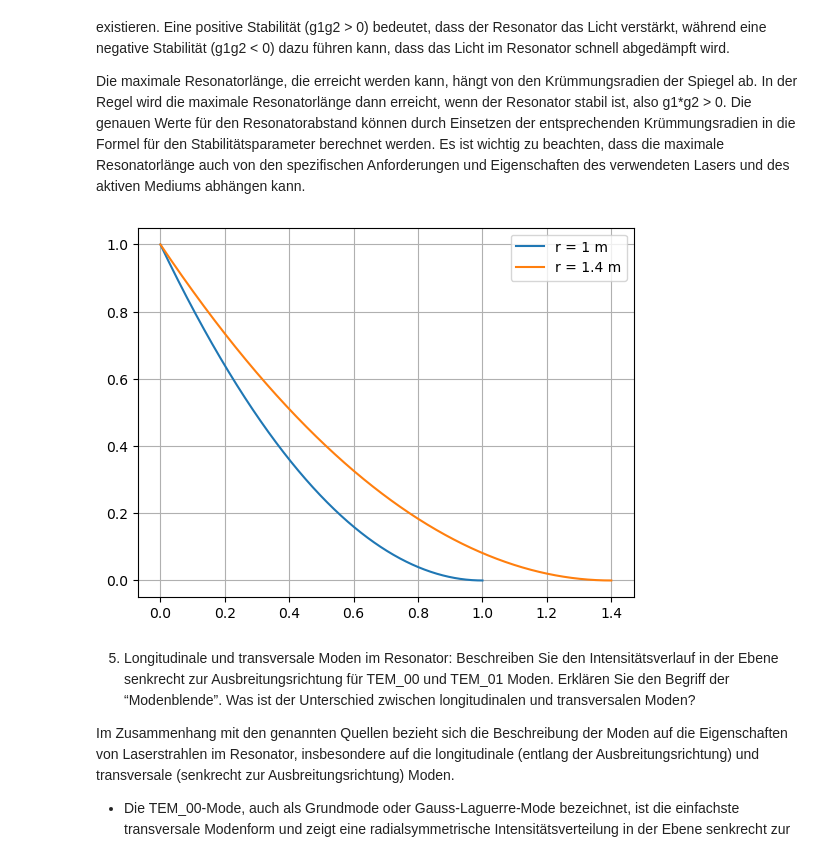
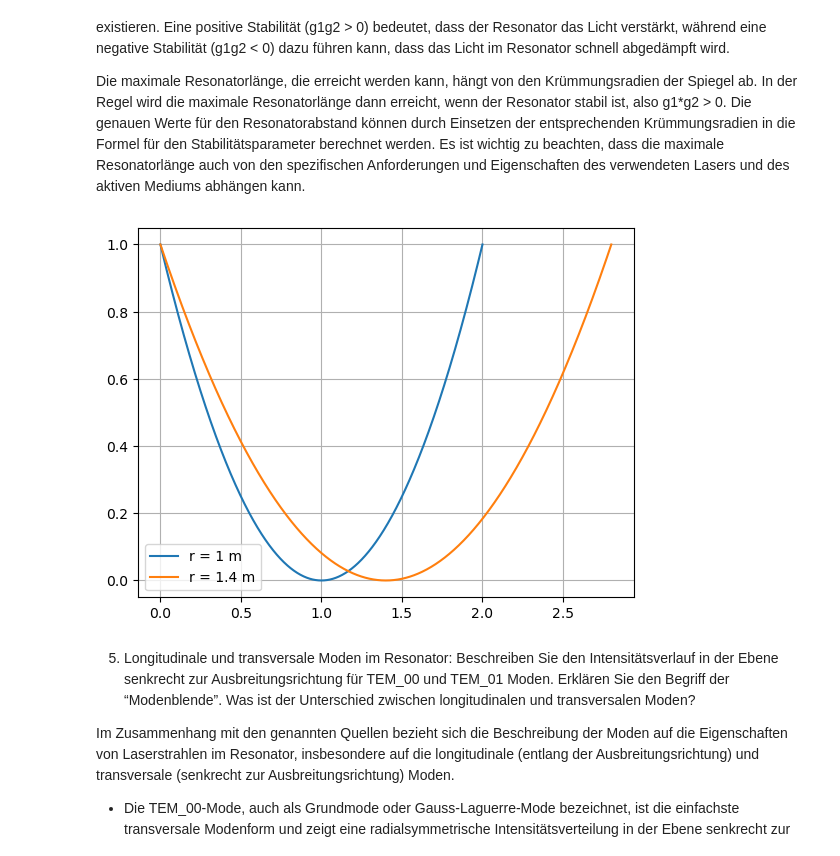
Before and after one commit to waerther/fortgeschrittenenpraktikum, a Jupyter notebook: v61/content/Vorbereitungsaufgaben_v61.ipynb, the cells around one changed output. Saved outputs shown, nothing was run; the diff lists cells and outputs as text; code cells hidden in the pictures.

```diff
--- a/v61/content/Vorbereitungsaufgaben_v61.ipynb
+++ b/v61/content/Vorbereitungsaufgaben_v61.ipynb
@@ -56,19 +56,19 @@ Die maximale Resonatorlänge, die erreicht werden kann, hängt von den Krümmung
 # %%
 def f(L,r):
     return 1 - L / r
 
 r_1 = 1     # meter
 r_2 = 1.4   # meter
-L_1 = np.linspace(0,1,1000)
-L_2 = np.linspace(0,1.4,1000)
+L_1 = np.linspace(0,2 * 1,1000)
+L_2 = np.linspace(0,2 * 1.4,1000)
 
 plt.plot(L_1, f(L_1,r_1) * f(L_1,r_1), label='r = 1 m')
 plt.plot(L_2, f(L_2,r_2) * f(L_2,r_2), label='r = 1.4 m')
 plt.grid(':')                          # grid style
 plt.legend(loc='best')
 plt.show()
 # %% [output]
-[figure, old version]
+[figure, new version]
 # %% [markdown]
 5. Longitudinale und transversale Moden im Resonator: Beschreiben Sie den Intensitätsverlauf in der Ebene senkrecht zur Ausbreitungsrichtung für TEM_00 und TEM_01 Moden. Erklären Sie den Begriff der “Modenblende”. Was ist der Unterschied zwischen longitudinalen und transversalen Moden?
 
```
Also changed, not shown: 3 other files.
